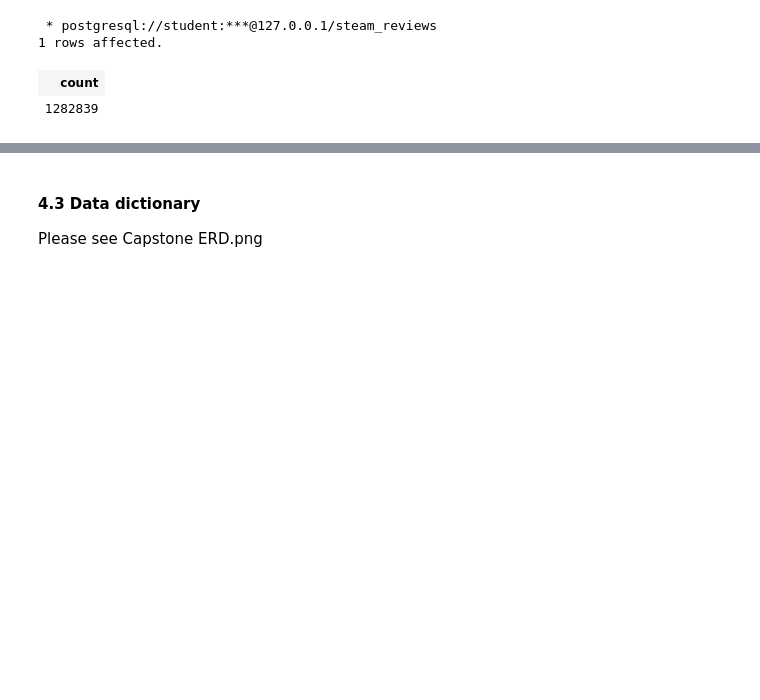
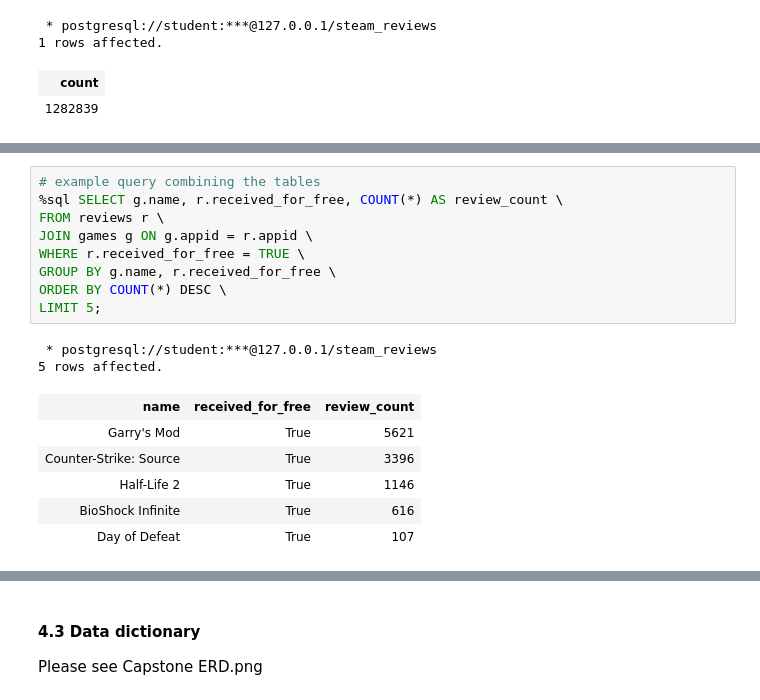
Before and after one commit to Gregpeinke/dend, a Jupyter notebook: Capstone Project.ipynb, the cells around one changed output, grey strips where cells are left out. Saved outputs shown, nothing was run; the diff lists cells and outputs as text; blank space fills up the shorter version.

```diff
--- a/Capstone Project.ipynb
+++ b/Capstone Project.ipynb
@@ -363,3 +379,21 @@ WHERE data_type = 'integer' AND table_name IN ('games', 'reviews', 'review_autho
 | 76561198134106125 | 13232080 | 131 | 2 | 8674 | 0 | ... |
 | 76561198134910006 | 13232078 | 65 | 2 | 40235 | 0 | ... |
 | 76561198118603999 | 13232004 | 100 | 3 | 14103 | 0 | ... |
+# %%
+# example query combining the tables
+%sql SELECT g.name, r.received_for_free, COUNT(*) AS review_count \
+FROM reviews r \
+JOIN games g ON g.appid = r.appid \
+WHERE r.received_for_free = TRUE \
+GROUP BY g.name, r.received_for_free \
+ORDER BY COUNT(*) DESC \
+LIMIT 5;
+# %% [output]
+ * postgresql://student:***@127.0.0.1/steam_reviews
+5 rows affected.
+| name | received_for_free | review_count |
+| Garry's Mod | True | 5621 |
+| Counter-Strike: Source | True | 3396 |
+| Half-Life 2 | True | 1146 |
+| BioShock Infinite | True | 616 |
+| Day of Defeat | True | 107 |
```
Also changed, not shown: parts of 5 cells of this notebook.
